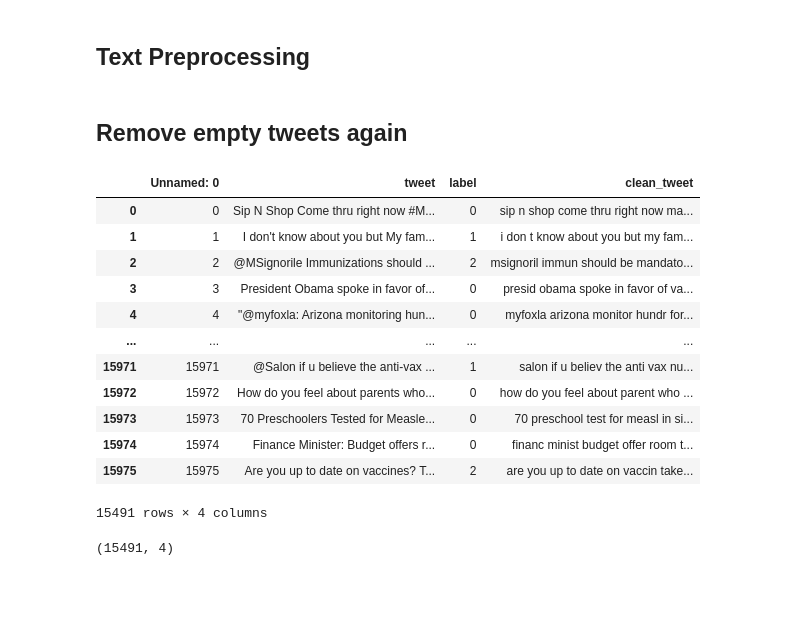
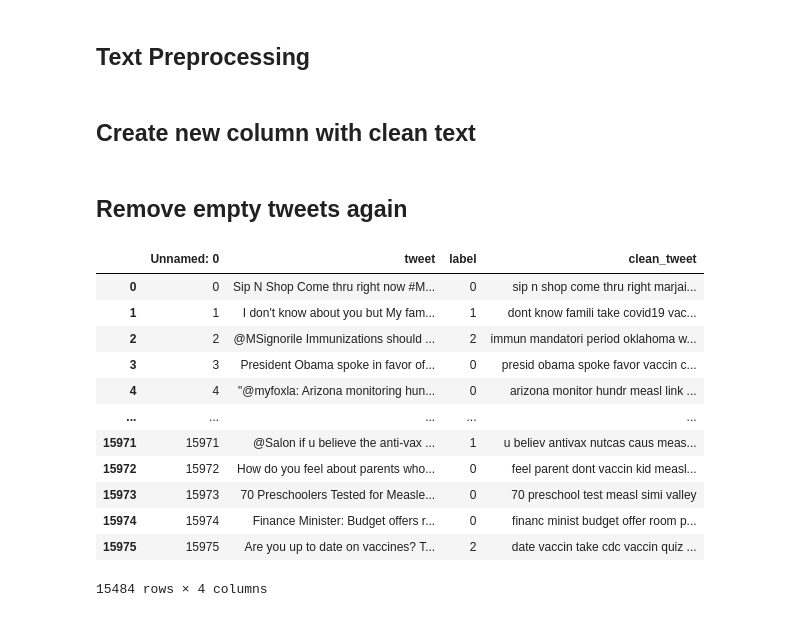
Before and after one commit to nefelitav/vaccine-sentiment-classifier, a Jupyter notebook: vaccine.ipynb, the cells around one changed output. Saved outputs shown, nothing was run; the diff lists cells and outputs as text; code cells hidden in the pictures; blank space fills up the shorter version.

```diff
--- a/vaccine.ipynb
+++ b/vaccine.ipynb
@@ -75,6 +55,6 @@ True
 # %% [markdown]
 ## Upload dataset - Create dataframe
 # %%
-uploaded = files.upload()
+upload_train = files.upload()
 # %% [output]
 [interactive output not drawn]
@@ -82,3 +67,3 @@ Saving vs_train.csv to vs_train (10).csv
 # %%
-df = pd.read_csv(io.BytesIO(uploaded['vs_train.csv']))
-print(df)
+df = pd.read_csv(io.BytesIO(upload_train['vs_train.csv']))
+df2 = pd.read_csv(io.BytesIO(upload_dev['vs_dev.csv']))
@@ -132,24 +140,24 @@ def clean_text(text):
   if lang != 'en':
     return None
 
-
   # remove special characters ,white spaces, urls
   text = text.lower()
   text = text.strip()
-  text = re.sub(r'[^\w\s]',' ',text)
-  text = re.sub(r'\_',' ',text)
-  text = re.sub(r'^https?:\/\/.*[\r\n]*', '', text, flags=re.MULTILINE)
+  text = ' '.join(re.sub("(@[A-Za-z0-9]+)"," ",text).split())
+  text = re.sub(r'[^\w\s]','',text)
+  text = re.sub(r'\_','',text)
+  text = re.sub(r'http\S+', '', text)
 
   # perform stemming
   cleaned_text = ""
   for word in text.split() :
     temp = porter.stem(word)
+    if word in stop_words:
+      continue
     cleaned_text += (temp + " ")
 
   # tokenize
   #tokens = word_tokenize(cleaned_text)
-  #cleaned_text = [word for word in tokens if not word.lower() in stop_words]
-
 
   if cleaned_text is None:
     return None
@@ -160,0 +172,2 @@ for line in df["tweet"]:
+# %% [markdown]
+## Create new column with clean text
@@ -161,24 +177,21 @@ for line in df["tweet"]:
 # %% [markdown]
 ## Remove empty tweets again
 # %%
-df = df.assign(clean_tweet = lambda x: cleaned_text)
 df.dropna(subset = ["clean_tweet"], inplace=True)
-df
+df2.dropna(subset = ["clean_tweet"], inplace=True)
-# %% [output]
-|  | Unnamed: 0 | tweet | label | clean_tweet |
-| 0 | 0 | Sip N Shop Come thru right now #M... | 0 | sip n shop come thru right now ma... |
-| 1 | 1 | I don't know about you but My fam... | 1 | i don t know about you but my fam... |
-| 2 | 2 | @MSignorile Immunizations should ... | 2 | msignoril immun should be mandato... |
-| 3 | 3 | President Obama spoke in favor of... | 0 | presid obama spoke in favor of va... |
-| 4 | 4 | "@myfoxla: Arizona monitoring hun... | 0 | myfoxla arizona monitor hundr for... |
-| ... | ... | ... | ... | ... |
-| 15971 | 15971 | @Salon if u believe the anti-vax ... | 1 | salon if u believ the anti vax nu... |
-| 15972 | 15972 | How do you feel about parents who... | 0 | how do you feel about parent who ... |
-| 15973 | 15973 | 70 Preschoolers Tested for Measle... | 0 | 70 preschool test for measl in si... |
-| 15974 | 15974 | Finance Minister: Budget offers r... | 0 | financ minist budget offer room t... |
-| 15975 | 15975 | Are you up to date on vaccines? T... | 2 | are you up to date on vaccin take... |
-15491 rows × 4 columns
 # %%
-df.shape
+df
 # %% [output]
+|  | Unnamed: 0 | tweet | label | clean_tweet |
+| 0 | 0 | Sip N Shop Come thru right now #M... | 0 | sip n shop come thru right marjai... |
+| 1 | 1 | I don't know about you but My fam... | 1 | dont know famili take covid19 vac... |
+| 2 | 2 | @MSignorile Immunizations should ... | 2 | immun mandatori period oklahoma w... |
+| 3 | 3 | President Obama spoke in favor of... | 0 | presid obama spoke favor vaccin c... |
+| 4 | 4 | "@myfoxla: Arizona monitoring hun... | 0 | arizona monitor hundr measl link ... |
+| ... | ... | ... | ... | ... |
+| 15971 | 15971 | @Salon if u believe the anti-vax ... | 1 | u believ antivax nutcas caus meas... |
+| 15972 | 15972 | How do you feel about parents who... | 0 | feel parent dont vaccin kid measl... |
+| 15973 | 15973 | 70 Preschoolers Tested for Measle... | 0 | 70 preschool test measl simi valley |
+| 15974 | 15974 | Finance Minister: Budget offers r... | 0 | financ minist budget offer room p... |
+| 15975 | 15975 | Are you up to date on vaccines? T... | 2 | date vaccin take cdc vaccin quiz ... |
-(15491, 4)
+15484 rows × 4 columns
```
Also changed, not shown: parts of 34 cells of this notebook, 3 other files.
